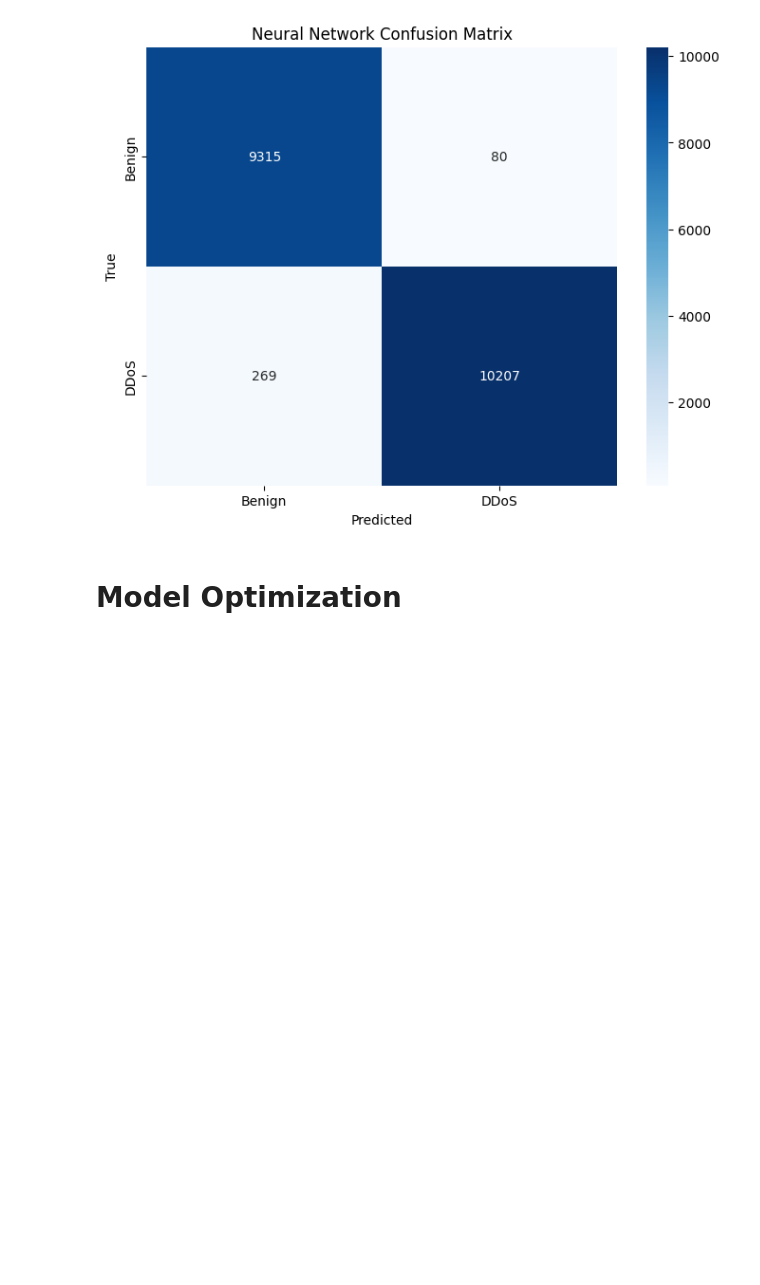
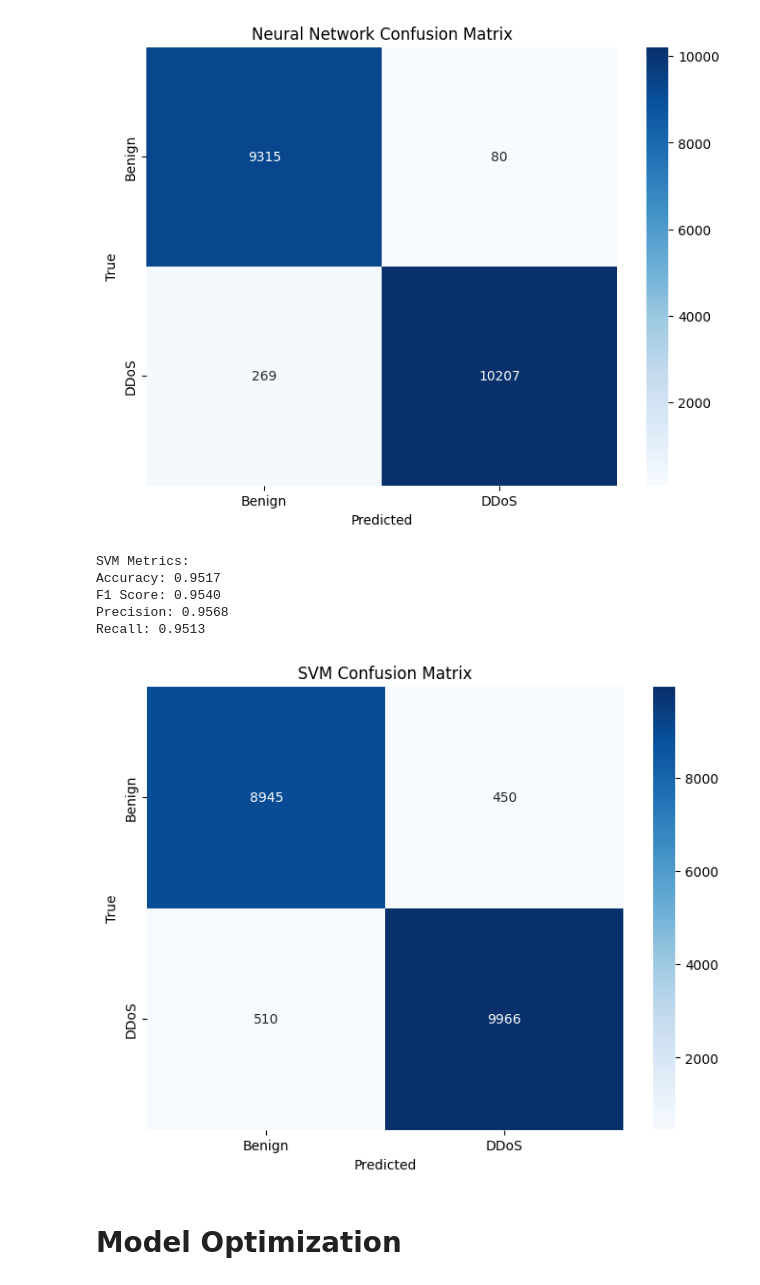
Before and after one commit to NSnightKING/DDoS-attack-detection, a Jupyter notebook: DDoS_Classification_1.ipynb, the cells around one changed output. Cells and saved outputs as stored; diff of their text form; code cells hidden in the pictures; blank space fills up the shorter version.

```diff
--- a/DDoS_Classification_1.ipynb
+++ b/DDoS_Classification_1.ipynb
@@ -496,25 +496,32 @@ plot_confusion_matrix(y_test, nn_pred, ['Benign', 'DDoS'], 'Neural Network Confu
 # %% [output]
 [figure]
 # %%
-# # svm_model = SVC(kernel='linear', random_state=42)  # You can experiment with different kernels
-# # svm_model.fit(X_train, y_train)
-# svm_model = SVC(kernel='linear', probability=True, random_state=42)
-# svm_model.fit(X_train, y_train)
-# svm_pred = svm_model.predict(X_test)
+# svm_model = SVC(random_state=42)
+svm_model = SVC(probability=True, random_state=42)
+svm_model.fit(X_train, y_train)
+svm_pred = svm_model.predict(X_test)
 # %%
-# svm_accuracy = accuracy_score(y_test, svm_pred)
-# svm_f1 = f1_score(y_test, svm_pred)
-# svm_precision = precision_score(y_test, svm_pred)
-# svm_recall = recall_score(y_test, svm_pred)
+svm_accuracy = accuracy_score(y_test, svm_pred)
+svm_f1 = f1_score(y_test, svm_pred)
+svm_precision = precision_score(y_test, svm_pred)
+svm_recall = recall_score(y_test, svm_pred)
 
-# print('\nSVM Metrics:')
-# print(f'Accuracy: {svm_accuracy:.4f}')
-# print(f'F1 Score: {svm_f1:.4f}')
-# print(f'Precision: {svm_precision:.4f}')
-# print(f'Recall: {svm_recall:.4f}')
+print('\nSVM Metrics:')
+print(f'Accuracy: {svm_accuracy:.4f}')
+print(f'F1 Score: {svm_f1:.4f}')
+print(f'Precision: {svm_precision:.4f}')
+print(f'Recall: {svm_recall:.4f}')
+# %% [output]
+SVM Metrics:
+Accuracy: 0.9517
+F1 Score: 0.9540
+Precision: 0.9568
+Recall: 0.9513
 # %%
-# # Confusion Matrix for SVM
-# plot_confusion_matrix(y_test, svm_pred, ['Benign', 'DDoS'], 'SVM Confusion Matrix')
+# Confusion Matrix for SVM
+plot_confusion_matrix(y_test, svm_pred, ['Benign', 'DDoS'], 'SVM Confusion Matrix')
+# %% [output]
+[figure, added]
 # %% [markdown]
 # Model Optimization
 # %% [markdown]
```
Also changed, not shown: parts of 16 cells of this notebook.
